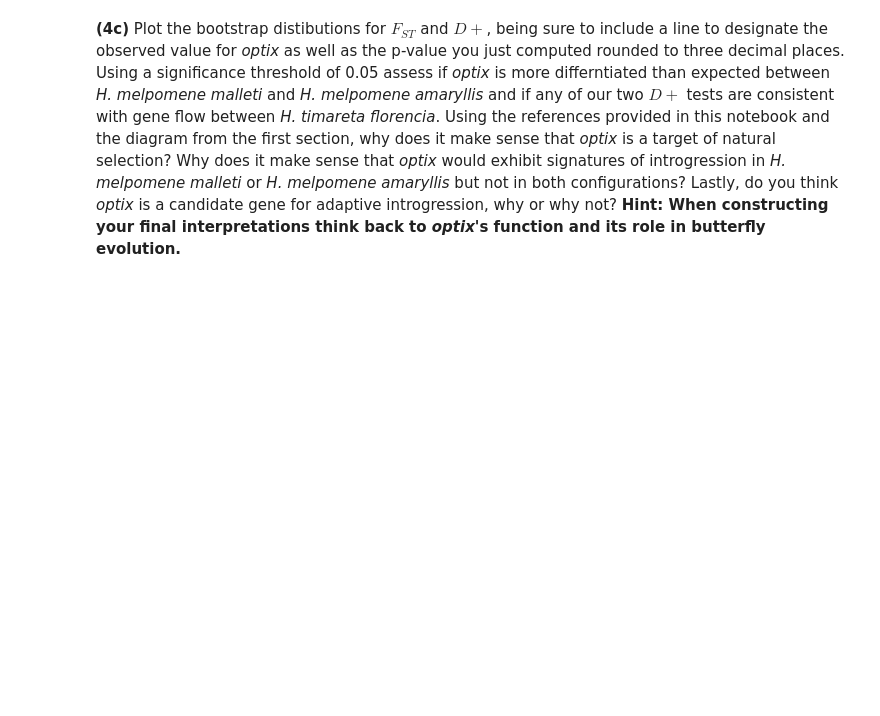
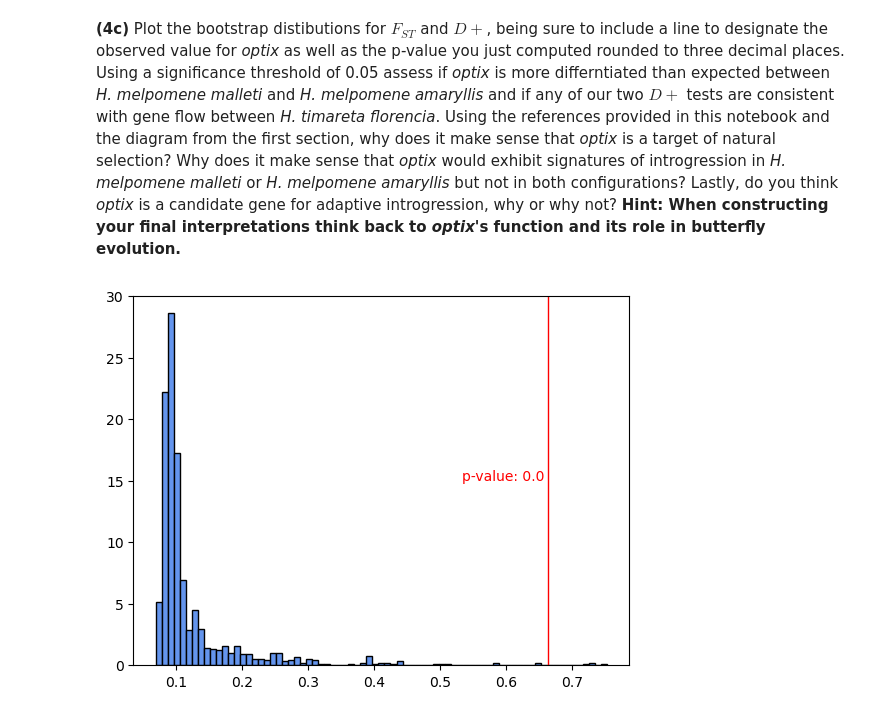
Before and after one commit to pgundral/biol1435, a Jupyter notebook: problem_set_4_PRANAV_GUNDRALA.ipynb, the cells around one changed output. Saved outputs shown, nothing was run; the diff lists cells and outputs as text; code cells hidden in the pictures; blank space fills up the shorter version.

```diff
--- a/problem_set_4_PRANAV_GUNDRALA.ipynb
+++ b/problem_set_4_PRANAV_GUNDRALA.ipynb
@@ -591,8 +591,38 @@ optix_fst = avg_fst(optix_mal_freqs, optix_ama_freqs)
 optix_dplus_mal = dplus(optix_chi_freqs, optix_flo_freqs, optix_mal_freqs, optix_nu_sil_freqs)
 optix_dplus_ama = dplus(optix_chi_freqs, optix_flo_freqs, optix_ama_freqs, optix_nu_sil_freqs)
 # %%
-# fst_dist = pd.readcsv("/Users/pgundral/gitrepos/biol1435/bootstrap_fst.csv")
+# get the fst bootstrap distribution
+fst_df = pd.read_csv("./biol1435/heli_chr18_fst_100kb_bs.csv", header=None)
+fst_dist = fst_df.to_numpy().T
+fst_mean = np.mean(fst_dist)
+fst_std = np.std(fst_dist)
 
-pd.read_csv("/Users/pgundral/gitrepos/biol1435/bootstrap_fst.csv")
-# print(fst_dist.head())
+# use scipy.stats.norm.sf() to calculate the p-value
+optix_fst_sf = norm.sf(optix_fst, loc=fst_mean, scale=fst_std)
+
+# get the dplus_ama bootstrap distribution
+dplus_ama_df = pd.read_csv("./biol1435/heli_chr18_dplus_ama_100kb_bs.csv", header=None)
+dplus_ama_dist = dplus_ama_df.to_numpy().T
+dplus_ama_mean = np.mean(dplus_ama_dist)
+dplus_ama_std = np.std(dplus_ama_dist)
+# use scipy.stats.norm.sf() to calculate the p-value
+optix_dplus_ama_sf = norm.sf(optix_dplus_ama, loc=dplus_ama_mean, scale=dplus_ama_std)
+
+# get the dplus_mal bootstrap distribution
+dplus_mal_df = pd.read_csv("./biol1435/heli_chr18_dplus_mal_100kb_bs.csv", header=None)
+dplus_mal_dist = dplus_mal_df.to_numpy().T
+dplus_mal_mean = np.mean(dplus_mal_dist)
+dplus_mal_std = np.std(dplus_mal_dist)
+# use scipy.stats.norm.sf() to calculate the p-value
+optix_dplus_mal_sf = norm.sf(optix_dplus_mal, loc=dplus_mal_mean, scale=dplus_mal_std)
+
+# Print the results.
+print(f"optix fst: {optix_fst}")
+print(f"optix fst p-value: {optix_fst_sf}")
+
+print(f"optix dplus mal: {optix_dplus_mal}")
+print(f"optix dplus mal p-value: {optix_dplus_mal_sf}")
+
+print(f"optix dplus ama: {optix_dplus_ama}")
+print(f"optix dplus ama p-value: {optix_dplus_ama_sf}")
 # %% [output]
@@ -600,2 +635,11 @@ FileNotFoundError: [Errno 2] No such file or directory: '/Users/pgundral/gitrepo
 # %% [markdown]
 __(4c)__ Plot the bootstrap distibutions for $F_{ST}$ and $D+$, being sure to include a line to designate the observed value for _optix_ as well as the p-value you just computed rounded to three decimal places. Using a significance threshold of 0.05 assess if _optix_ is more differntiated than expected between _H. melpomene malleti_ and _H. melpomene amaryllis_ and if any of our two $D+$ tests are consistent with gene flow between _H. timareta florencia_. Using the references provided in this notebook and the diagram from the first section, why does it make sense that _optix_ is a target of natural selection? Why does it make sense that _optix_ would exhibit signatures of introgression in _H. melpomene malleti_ or _H. melpomene amaryllis_ but not in both configurations? Lastly, do you think _optix_ is a candidate gene for adaptive introgression, why or why not? __Hint: When constructing your final interpretations think back to _optix_'s function and its role in butterfly evolution.__
+# %%
+# Plot the fst distribution.
+plt.hist(fst_dist, bins=75, density=True, color='cornflowerblue', edgecolor='black')
+plt.axvline(optix_fst, color='red', linewidth=1)
+min_ylim, max_ylim = plt.ylim()
+plt.text(optix_fst-0.13, max_ylim*0.5, f'p-value: {round(optix_fst_sf,3)}', color='r')
+plt.show()
+# %% [output]
+[figure, added]
```
Also changed, not shown: parts of 5 cells of this notebook.
